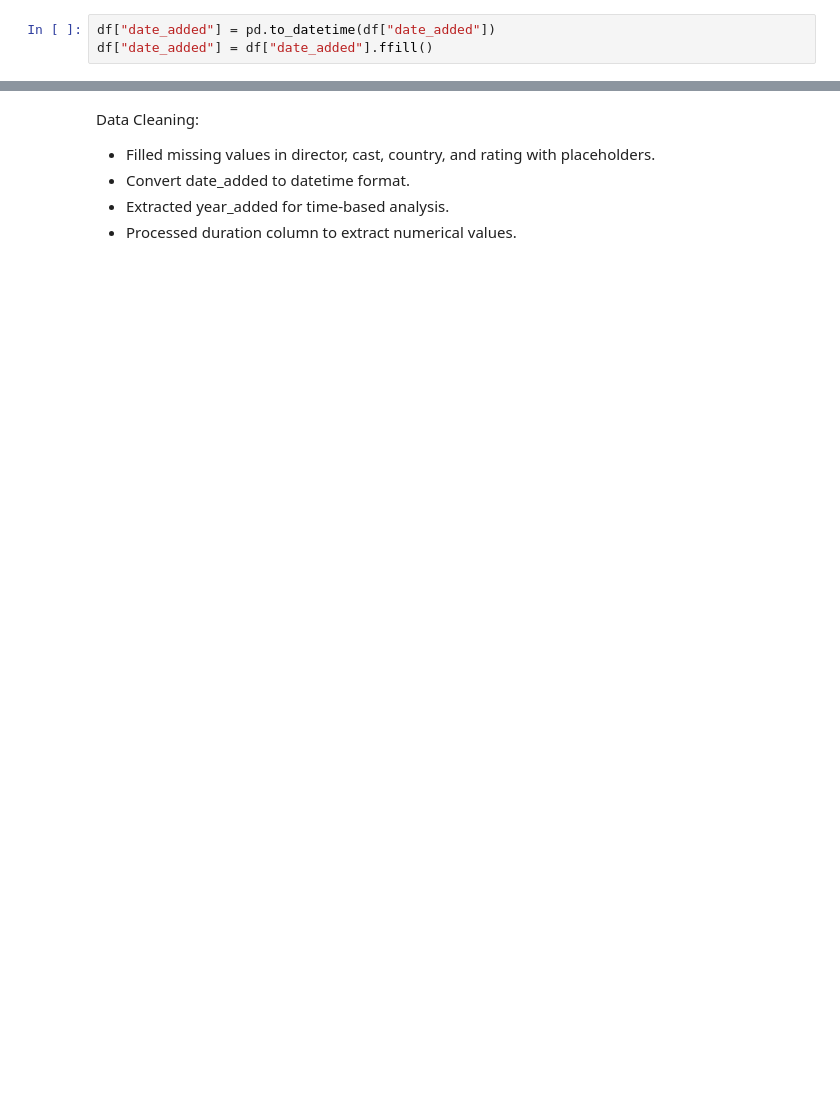
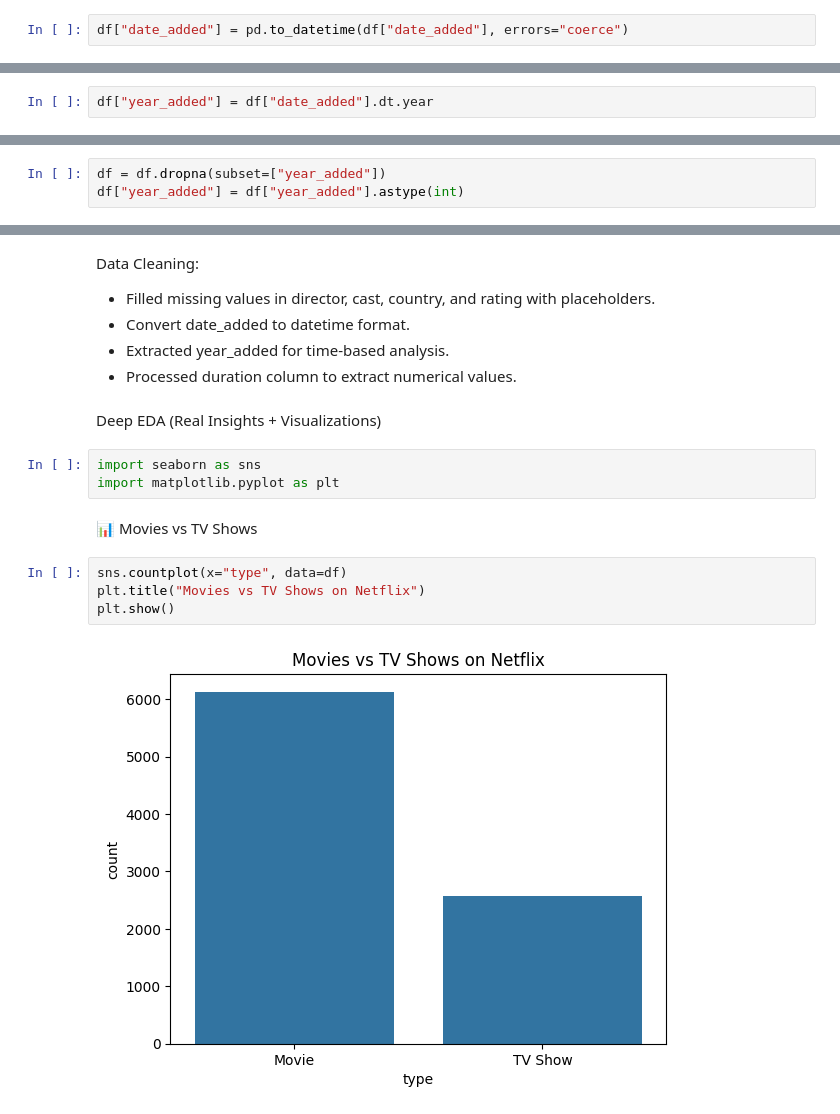
Before and after one commit to Aryan1021/netflix-data-analysis, a Jupyter notebook: notebook/netflix_analysis.ipynb, the cells around one changed output, grey strips where cells are left out. Drawn from its saved outputs; the diff is of its cells as text; blank space fills up the shorter version.

Commit message:
Performed deep EDA with visualizations and insights

```diff
--- a/notebook/netflix_analysis.ipynb
+++ b/notebook/netflix_analysis.ipynb
@@ -122,5 +122,4 @@ df["rating"] = df["rating"].fillna("Not Rated")
 # %% [markdown]
 Fix date_added
 # %%
-df["date_added"] = pd.to_datetime(df["date_added"])
-df["date_added"] = df["date_added"].ffill()
+df["date_added"] = pd.to_datetime(df["date_added"], errors="coerce")
@@ -126,0 +128,2 @@ df["date_added"] = df["date_added"].ffill()
+# %%
+df["year_added"] = df["date_added"].dt.year
@@ -127,3 +135,6 @@ df["date_added"] = df["date_added"].ffill()
+# %%
+df = df.dropna(subset=["year_added"])
+df["year_added"] = df["year_added"].astype(int)
 # %% [markdown]
 Fix duration
 # %%
@@ -155,3 +165,16 @@ Data Cleaning:
 - Convert date_added to datetime format.
 - Extracted year_added for time-based analysis.
 - Processed duration column to extract numerical values.
+# %% [markdown]
+Deep EDA (Real Insights + Visualizations)
+# %%
+import seaborn as sns
+import matplotlib.pyplot as plt
+# %% [markdown]
+📊 Movies vs TV Shows
+# %%
+sns.countplot(x="type", data=df)
+plt.title("Movies vs TV Shows on Netflix")
+plt.show()
+# %% [output]
+[figure, added]
```
Also changed, not shown: parts of 19 cells of this notebook.
